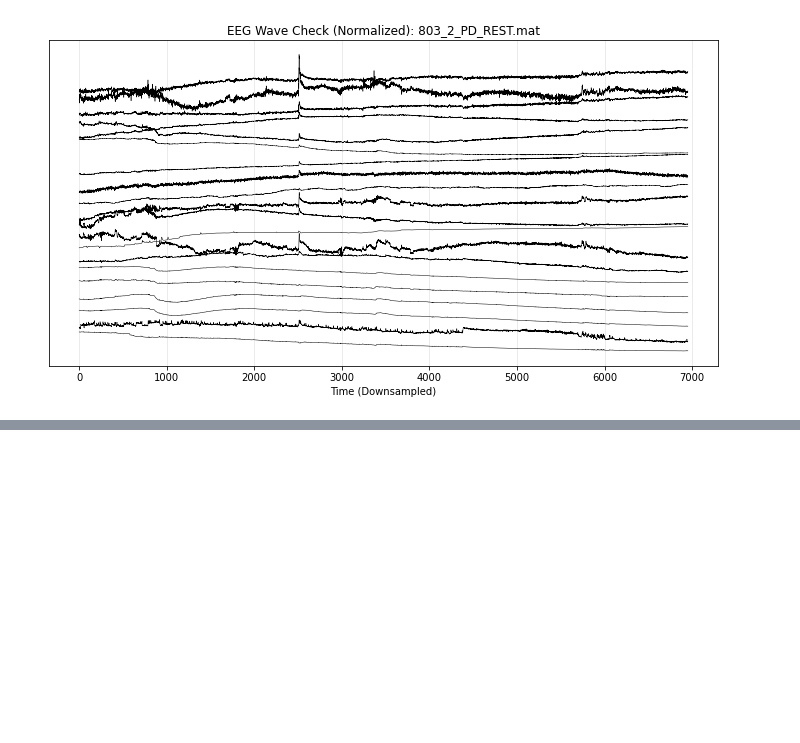
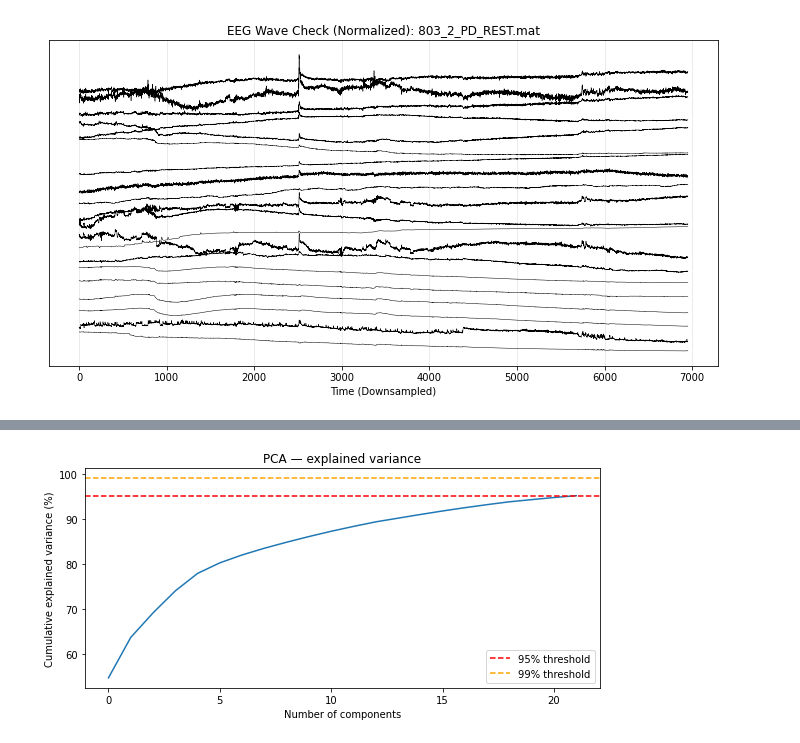
Before and after one commit to bisyee/mag, a Jupyter notebook: eeg_analysis.ipynb, the cells around one changed output, grey strips where cells are left out. Saved outputs shown, nothing was run; the diff lists cells and outputs as text; code cells hidden in the pictures; blank space fills up the shorter version.

```diff
--- a/eeg_analysis.ipynb
+++ b/eeg_analysis.ipynb
@@ -482,0 +1677,82 @@ Running ICA...
+# %%
+import numpy as np
+import matplotlib.pyplot as plt
+from sklearn.preprocessing import StandardScaler
+from sklearn.decomposition import PCA
+
+# --------------------------------------------------
+# NORMALIZE
+# --------------------------------------------------
+
+scaler   = StandardScaler()
+X_scaled = scaler.fit_transform(X)
+
+# --------------------------------------------------
+# PCA — find components explaining 95% variance
+# --------------------------------------------------
+
+pca   = PCA(n_components=0.95, random_state=42)
+X_pca = pca.fit_transform(X_scaled)
+
+print(f"Total epochs         : {X.shape[0]}")
+print(f"Original features    : {X.shape[1]}")
+print(f"PCA components (95%) : {pca.n_components_}")
+print(f"Latent shape         : {X_pca.shape}")
+
+# --------------------------------------------------
+# EXPLAINED VARIANCE PLOT
+# --------------------------------------------------
+
+plt.figure(figsize=(8, 4))
+plt.plot(np.cumsum(pca.explained_variance_ratio_) * 100, lw=1.5)
+plt.axhline(95, color='r', linestyle='--', label='95% threshold')
+plt.axhline(99, color='orange', linestyle='--', label='99% threshold')
+plt.xlabel("Number of components")
+plt.ylabel("Cumulative explained variance (%)")
+plt.title("PCA — explained variance")
+plt.legend()
+plt.tight_layout()
+plt.show()
+
+# --------------------------------------------------
+# 2D VISUALIZATION
+# --------------------------------------------------
+
+pca_2d = PCA(n_components=2, random_state=42)
+X_2d   = pca_2d.fit_transform(X_scaled)
+
+plt.figure(figsize=(7, 5))
+for label, name, color in [(1, 'PD', 'tomato'), (0, 'HC', 'steelblue')]:
+    mask = y == label
+    plt.scatter(X_2d[mask, 0], X_2d[mask, 1],
+                label=f"{name} (n={mask.sum()})",
+                alpha=0.3, s=8, color=color)
+plt.xlabel("PC1")
+plt.ylabel("PC2")
+plt.title("PCA latent space — PD vs HC")
+plt.legend()
+plt.tight_layout()
+plt.show()
+
+# --------------------------------------------------
+# SAVE
+# --------------------------------------------------
+
+np.savez('latent_pca.npz',
+         X_latent  = X_pca,
+         X_scaled  = X_scaled,
+         y         = y,
+)
+
+# Save scaler and pca separately so you can inverse transform later
+import pickle
+with open('scaler.pkl', 'wb') as f:
+    pickle.dump(scaler, f)
+with open('pca.pkl', 'wb') as f:
+    pickle.dump(pca, f)
+
+print(f"\nSaved:")
+print(f"  latent_pca.npz  — latent vectors {X_pca.shape}")
+print(f"  scaler.pkl      — for normalization")
+print(f"  pca.pkl         — for inverse transform after generation")
+# %% [output]
@@ -482,0 +1763 @@ Running ICA...
+[figure, added]
```
Also changed, not shown: parts of 12 cells of this notebook.
